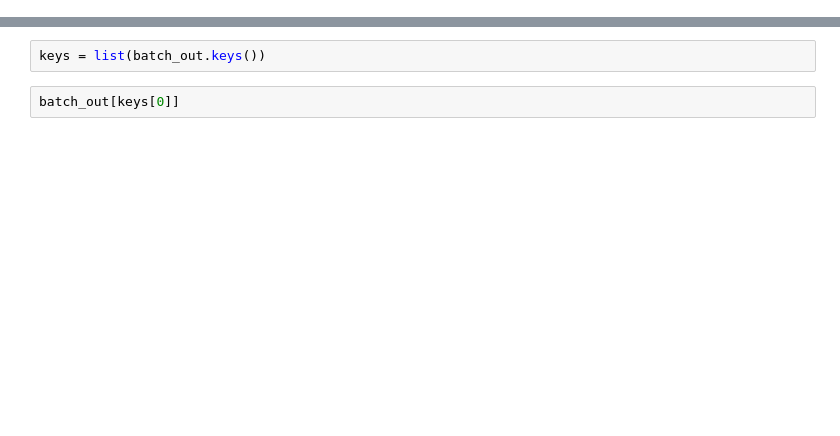
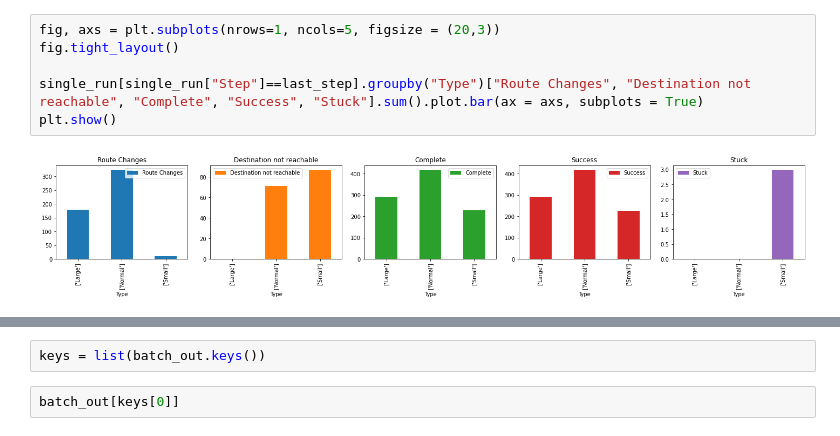
Before and after one commit to jvschlierf/Networks-ships-reroutes, a Jupyter notebook: analysis.ipynb, the cells around one changed output, grey strips where cells are left out. Saved outputs shown, nothing was run; the diff lists cells and outputs as text; blank space fills up the shorter version.

```diff
--- a/analysis.ipynb
+++ b/analysis.ipynb
@@ -30,0 +103,8 @@ agent_state.to_csv((data_path + 'single_run_output.csv'), header = True)
+# %%
+fig, axs = plt.subplots(nrows=1, ncols=5, figsize = (20,3))
+fig.tight_layout()
+
+single_run[single_run["Step"]==last_step].groupby("Type")["Route Changes", "Destination not reachable", "Complete", "Success", "Stuck"].sum().plot.bar(ax = axs, subplots = True)
+plt.show()
+# %% [output]
+[figure, added]
```
Also changed, not shown: parts of 17 cells of this notebook.
